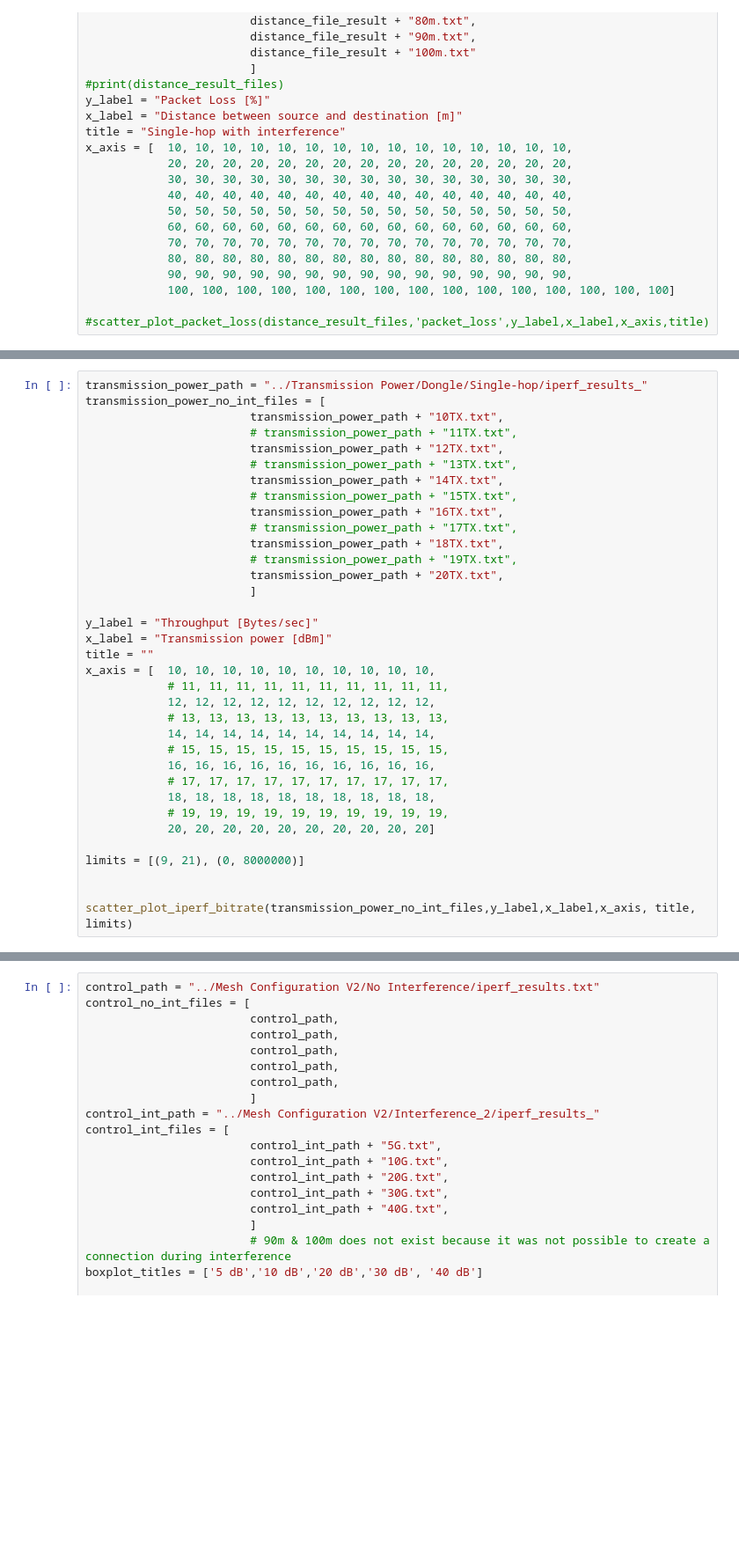
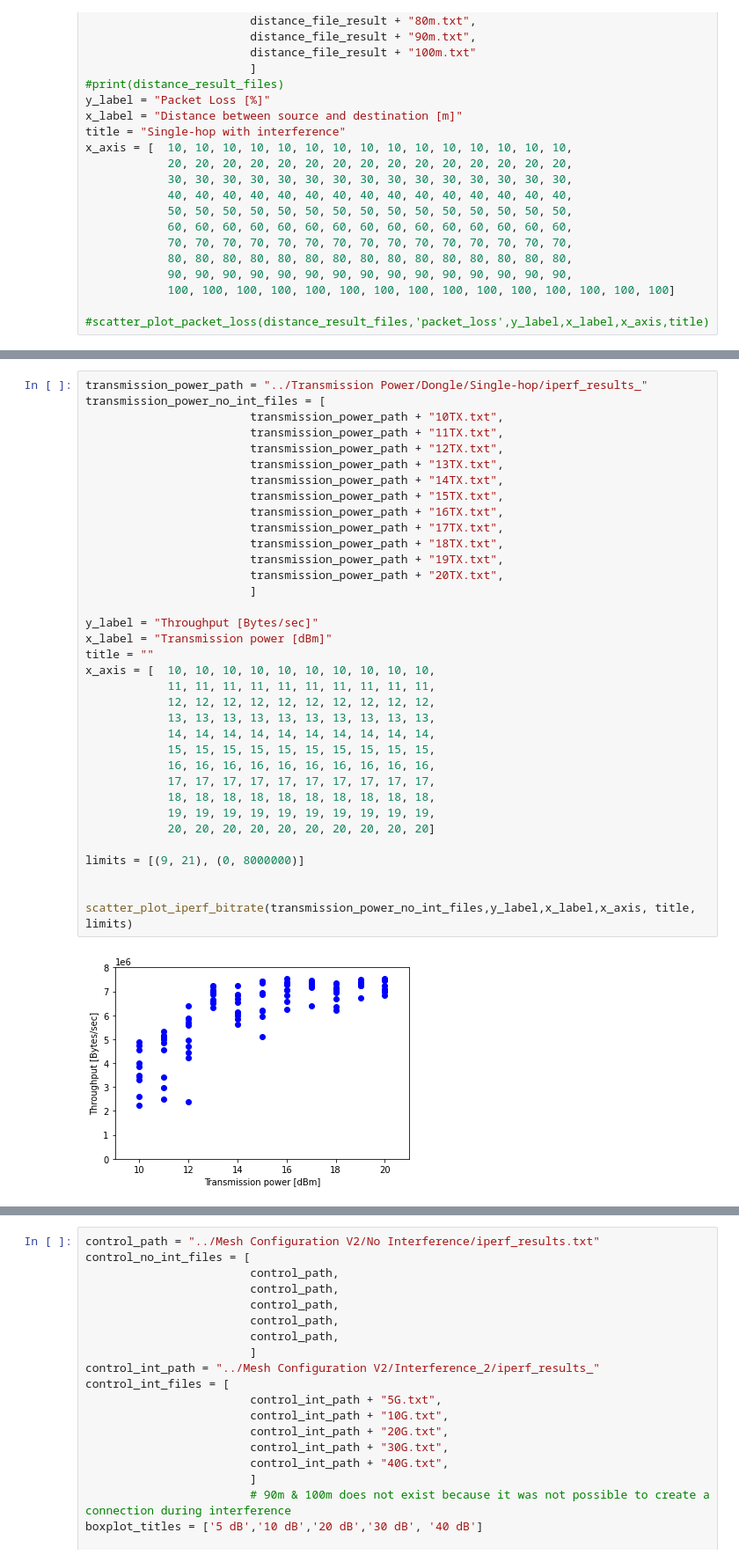
Before and after one commit to k00ziex/MastersThesis_FANETs_Fall_2022, a Jupyter notebook: Data_processing/Data_Visualization.ipynb, the cells around one changed output, grey strips where cells are left out. Shown at 88% size. Cells and saved outputs as stored; diff of their text form; blank space fills up the shorter version.

```diff
--- a/Data_processing/Data_Visualization.ipynb
+++ b/Data_processing/Data_Visualization.ipynb
@@ -1065,38 +1196,40 @@ for filename, filename_multi, title in zip(mesh_config_result_files, mesh_config
 # %%
 transmission_power_path = "../Transmission Power/Dongle/Single-hop/iperf_results_"
 transmission_power_no_int_files = [
                         transmission_power_path + "10TX.txt",
-                        # transmission_power_path + "11TX.txt",
+                        transmission_power_path + "11TX.txt",
                         transmission_power_path + "12TX.txt",
-                        # transmission_power_path + "13TX.txt",
+                        transmission_power_path + "13TX.txt",
                         transmission_power_path + "14TX.txt",
-                        # transmission_power_path + "15TX.txt",
+                        transmission_power_path + "15TX.txt",
                         transmission_power_path + "16TX.txt",
-                        # transmission_power_path + "17TX.txt",
+                        transmission_power_path + "17TX.txt",
                         transmission_power_path + "18TX.txt",
-                        # transmission_power_path + "19TX.txt",
+                        transmission_power_path + "19TX.txt",
                         transmission_power_path + "20TX.txt",
                         ]
 
 y_label = "Throughput [Bytes/sec]"
 x_label = "Transmission power [dBm]"
 title = ""
 x_axis = [  10, 10, 10, 10, 10, 10, 10, 10, 10, 10,
-            # 11, 11, 11, 11, 11, 11, 11, 11, 11, 11,
+            11, 11, 11, 11, 11, 11, 11, 11, 11, 11,
             12, 12, 12, 12, 12, 12, 12, 12, 12, 12,
-            # 13, 13, 13, 13, 13, 13, 13, 13, 13, 13,
+            13, 13, 13, 13, 13, 13, 13, 13, 13, 13,
             14, 14, 14, 14, 14, 14, 14, 14, 14, 14,
-            # 15, 15, 15, 15, 15, 15, 15, 15, 15, 15,
+            15, 15, 15, 15, 15, 15, 15, 15, 15, 15,
             16, 16, 16, 16, 16, 16, 16, 16, 16, 16,
-            # 17, 17, 17, 17, 17, 17, 17, 17, 17, 17,
+            17, 17, 17, 17, 17, 17, 17, 17, 17, 17,
             18, 18, 18, 18, 18, 18, 18, 18, 18, 18,
-            # 19, 19, 19, 19, 19, 19, 19, 19, 19, 19,
+            19, 19, 19, 19, 19, 19, 19, 19, 19, 19,
             20, 20, 20, 20, 20, 20, 20, 20, 20, 20]
 
 limits = [(9, 21), (0, 8000000)]
 
 
 scatter_plot_iperf_bitrate(transmission_power_no_int_files,y_label,x_label,x_axis, title, limits)
+# %% [output]
+[figure, added]
 # %%
 transmission_power_int_path = "../Transmission Power/Dongle/Single-hop_interference/iperf_results_"
 transmission_power_int_files = [
```
Also changed, not shown: parts of 29 cells of this notebook.
